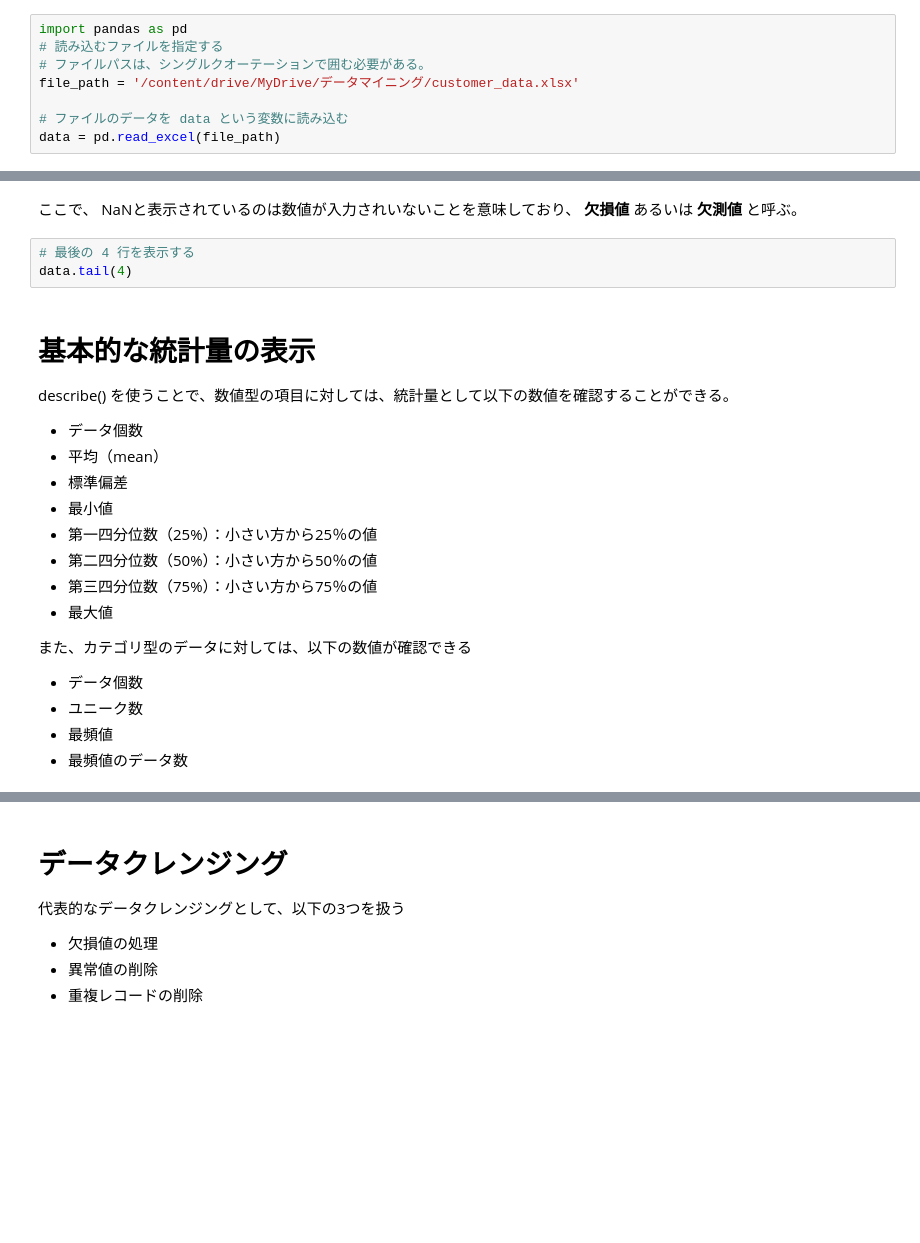
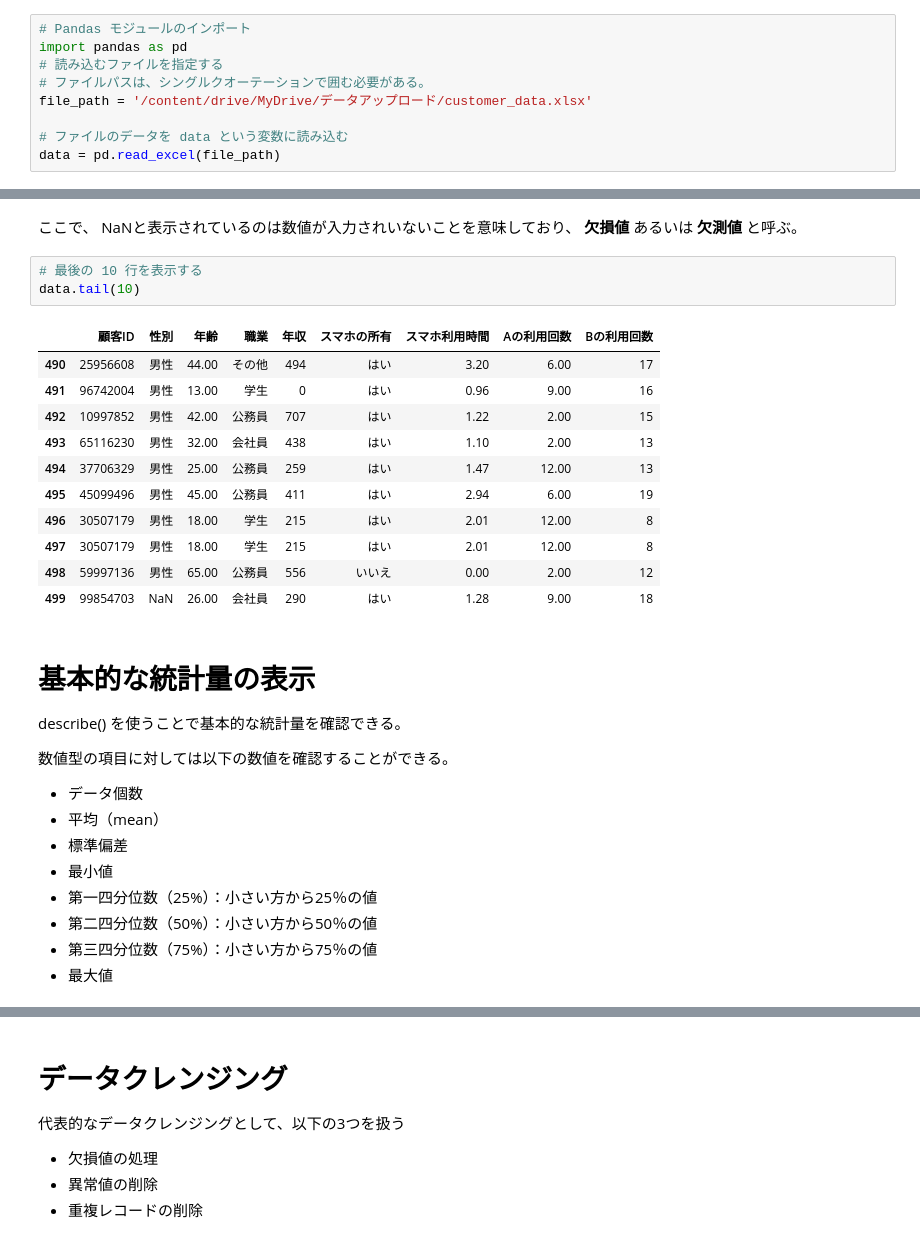
Before and after one commit to yajima-yasutoshi/DataScience, a Jupyter notebook: 20241206/基礎集計.ipynb, the cells around one changed output, grey strips where cells are left out. Saved outputs shown, nothing was run; the diff lists cells and outputs as text; blank space fills up the shorter version.

```diff
--- a/20241206/基礎集計.ipynb
+++ b/20241206/基礎集計.ipynb
@@ -112,10 +111,11 @@ Pandas モジュールの read_excel() 関数を使う。
 
 変数 data は、**データフレーム**と呼ばれる。
 # %%
+# Pandas モジュールのインポート
 import pandas as pd
 # 読み込むファイルを指定する
 # ファイルパスは、シングルクオーテーションで囲む必要がある。
-file_path = '/content/drive/MyDrive/データマイニング/customer_data.xlsx'
+file_path = '/content/drive/MyDrive/データアップロード/customer_data.xlsx'
 
 # ファイルのデータを data という変数に読み込む
 data = pd.read_excel(file_path)
@@ -200,12 +228,26 @@ NaNと表示されているのは数値が入力されいないことを意味
  **欠測値**
  と呼ぶ。
 # %%
-# 最後の 4 行を表示する
-data.tail(4)
+# 最後の 10 行を表示する
+data.tail(10)
+# %% [output]
+|  | 顧客ID | 性別 | 年齢 | 職業 | 年収 | スマホの所有 | スマホ利用時間 | Aの利用回数 | Bの利用回数 |
+| 490 | 25956608 | 男性 | 44.00 | その他 | 494 | はい | 3.20 | 6.00 | 17 |
+| 491 | 96742004 | 男性 | 13.00 | 学生 | 0 | はい | 0.96 | 9.00 | 16 |
+| 492 | 10997852 | 男性 | 42.00 | 公務員 | 707 | はい | 1.22 | 2.00 | 15 |
+| 493 | 65116230 | 男性 | 32.00 | 会社員 | 438 | はい | 1.10 | 2.00 | 13 |
+| 494 | 37706329 | 男性 | 25.00 | 公務員 | 259 | はい | 1.47 | 12.00 | 13 |
+| 495 | 45099496 | 男性 | 45.00 | 公務員 | 411 | はい | 2.94 | 6.00 | 19 |
+| 496 | 30507179 | 男性 | 18.00 | 学生 | 215 | はい | 2.01 | 12.00 | 8 |
+| 497 | 30507179 | 男性 | 18.00 | 学生 | 215 | はい | 2.01 | 12.00 | 8 |
+| 498 | 59997136 | 男性 | 65.00 | 公務員 | 556 | いいえ | 0.00 | 2.00 | 12 |
+| 499 | 99854703 | NaN | 26.00 | 会社員 | 290 | はい | 1.28 | 9.00 | 18 |
 # %% [markdown]
 # 基本的な統計量の表示
 
-describe() を使うことで、数値型の項目に対しては、統計量として以下の数値を確認することができる。
+describe() を使うことで基本的な統計量を確認できる。
+
+数値型の項目に対しては以下の数値を確認することができる。
 * データ個数
 * 平均（mean）
 * 標準偏差
@@ -214,12 +256,6 @@ describe() を使うことで、数値型の項目に対しては、統計量と
 * 第二四分位数（50%）：小さい方から50％の値
 * 第三四分位数（75%）：小さい方から75％の値
 * 最大値
-
-また、カテゴリ型のデータに対しては、以下の数値が確認できる
-* データ個数
-* ユニーク数
-* 最頻値
-* 最頻値のデータ数
 # %%
 # describe() では、数値型の項目だけが表示される
 pd.options.display.float_format = '{:.2f}'.format  # 小数点以下2桁で表示
```
Also changed, not shown: parts of 76 cells of this notebook.
